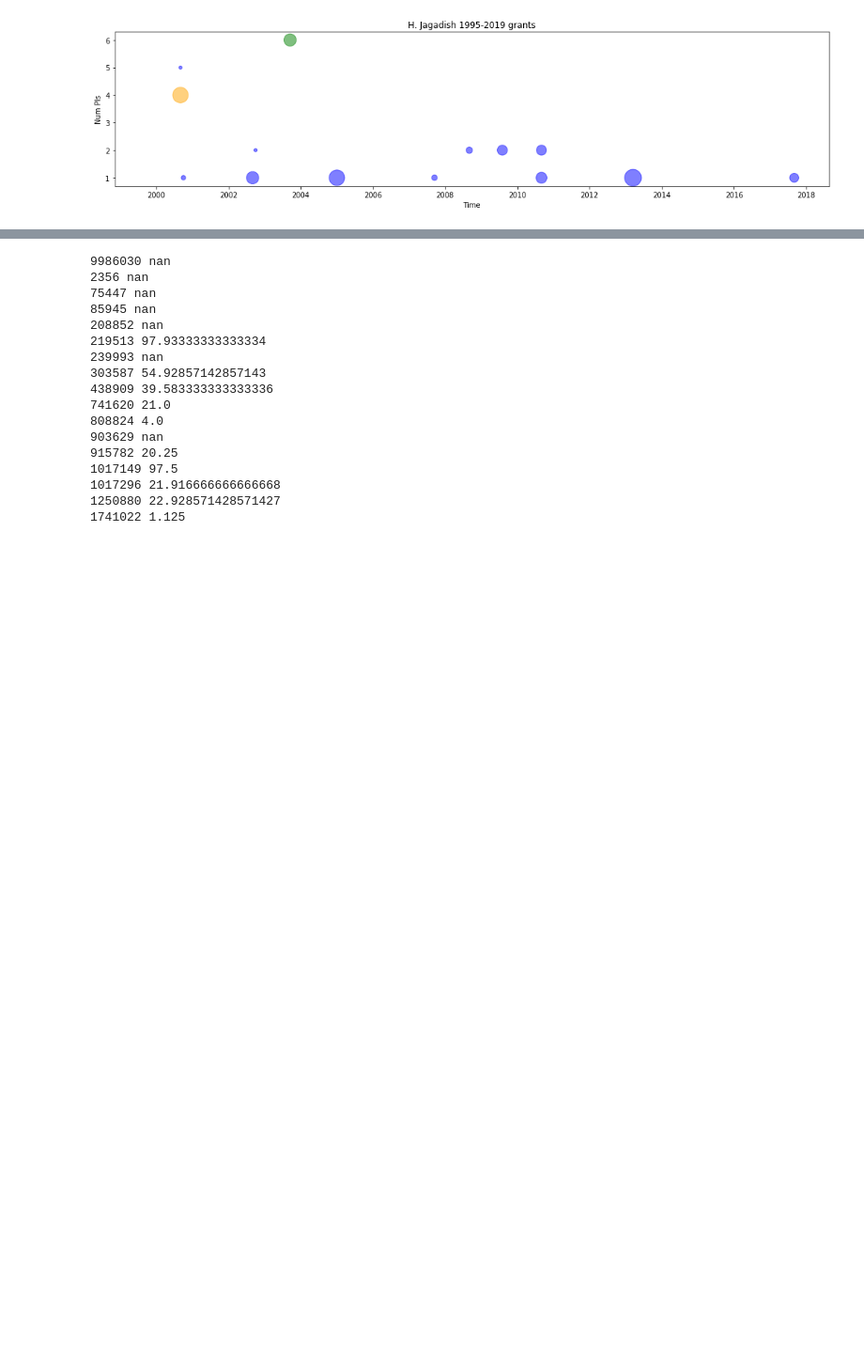
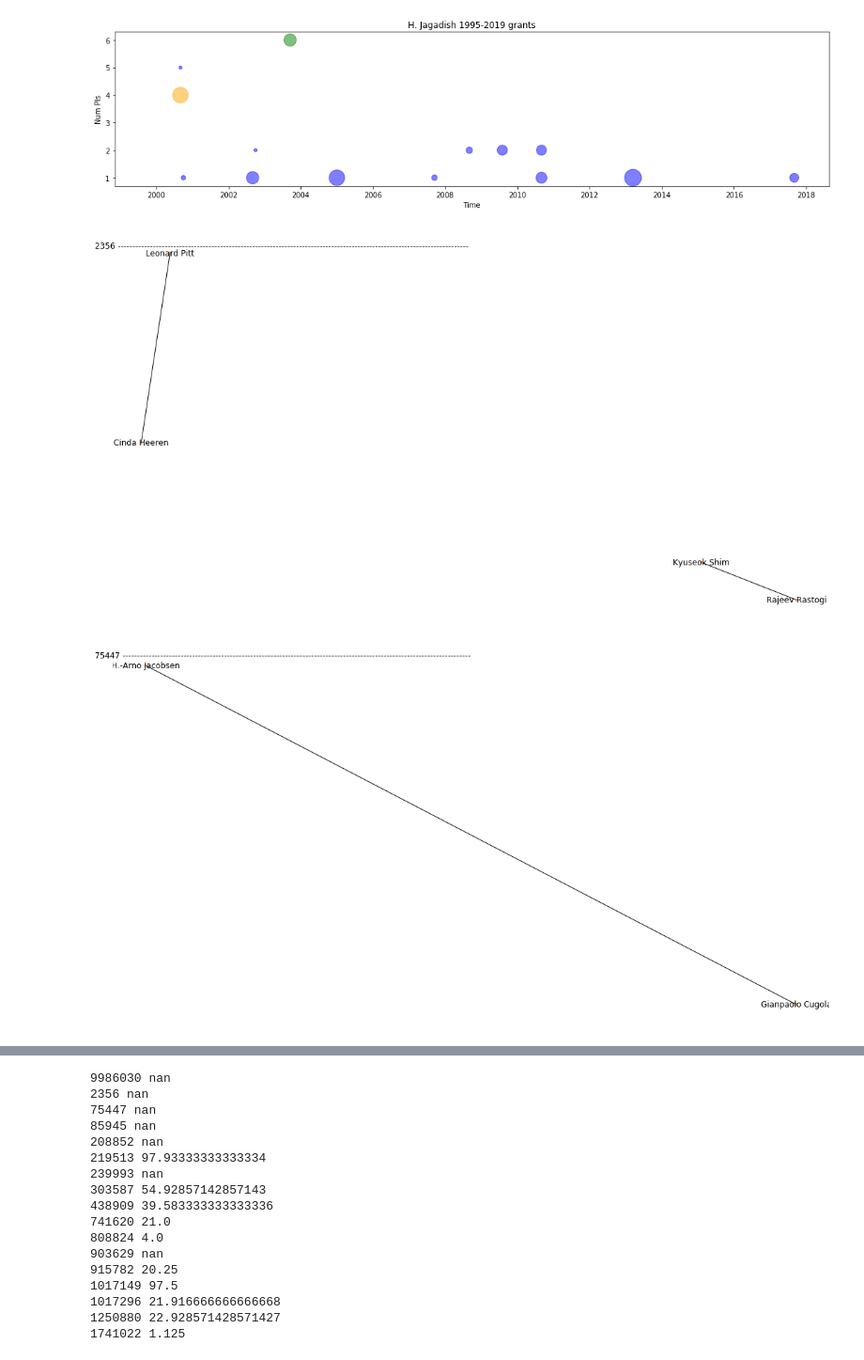
Before and after one commit to shinminjeong/moneymatters, a Jupyter notebook: scripts/Tony Hosking analysis.ipynb, the cells around one changed output, grey strips where cells are left out. Shown at 94% size. Saved outputs shown, nothing was run; the diff lists cells and outputs as text; code cells hidden in the pictures; blank space fills up the shorter version.

```diff
--- a/scripts/Tony Hosking analysis.ipynb
+++ b/scripts/Tony Hosking analysis.ipynb
@@ -189,3 +279,8 @@ year_pub_plot(query, years)
      1741022   385000    Standard Grant         Principal Investigator  BIGDATA: F: Collaborative Research: Foundation...
 Num pubs [0, 2, 1, 24, 0, 15, 1, 15, 24, 3, 4, 0, 10, 10, 12, 28, 8]
 [figure]
+# %%
+year_pub_networks(query, years)
+# %% [output]
+[figure, added]
+[figure, added]
```
Also changed, not shown: parts of 7 cells of this notebook, 2 other files.
